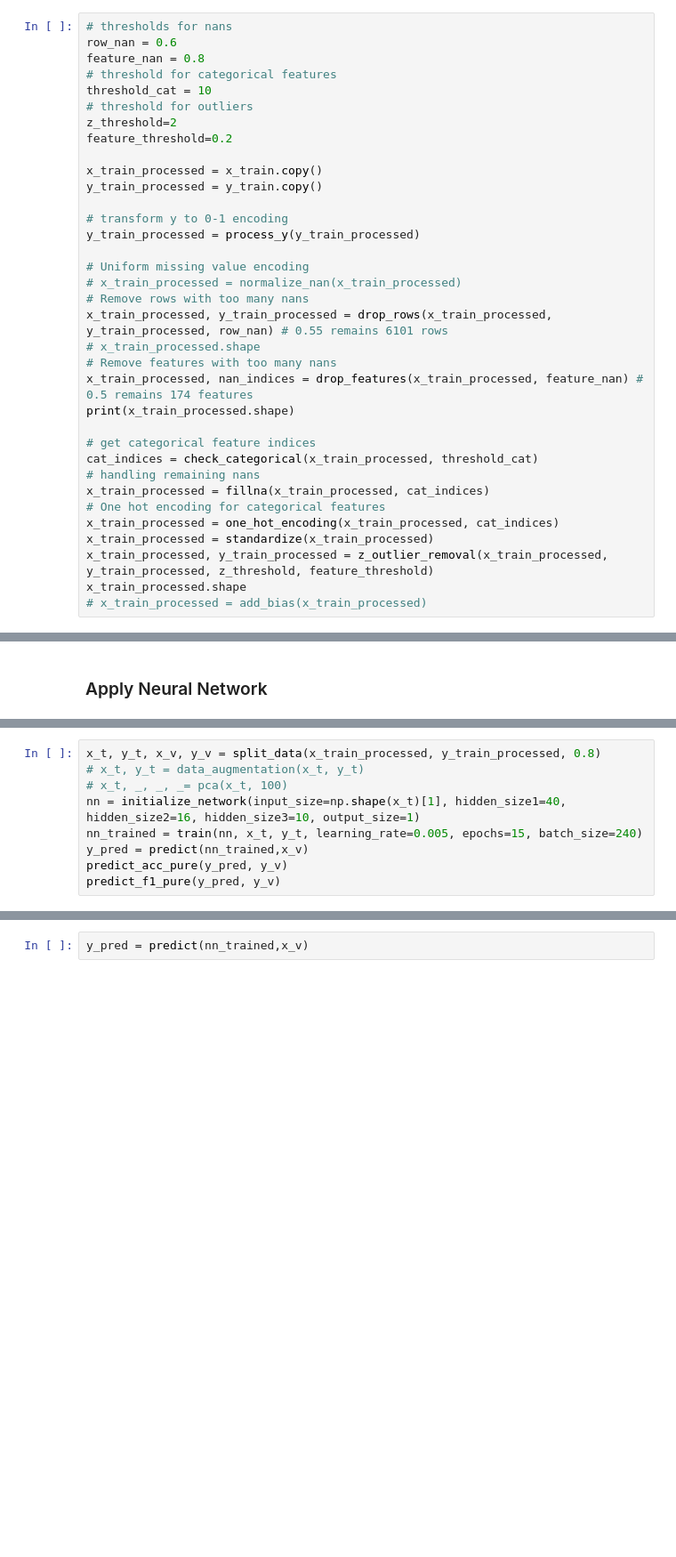
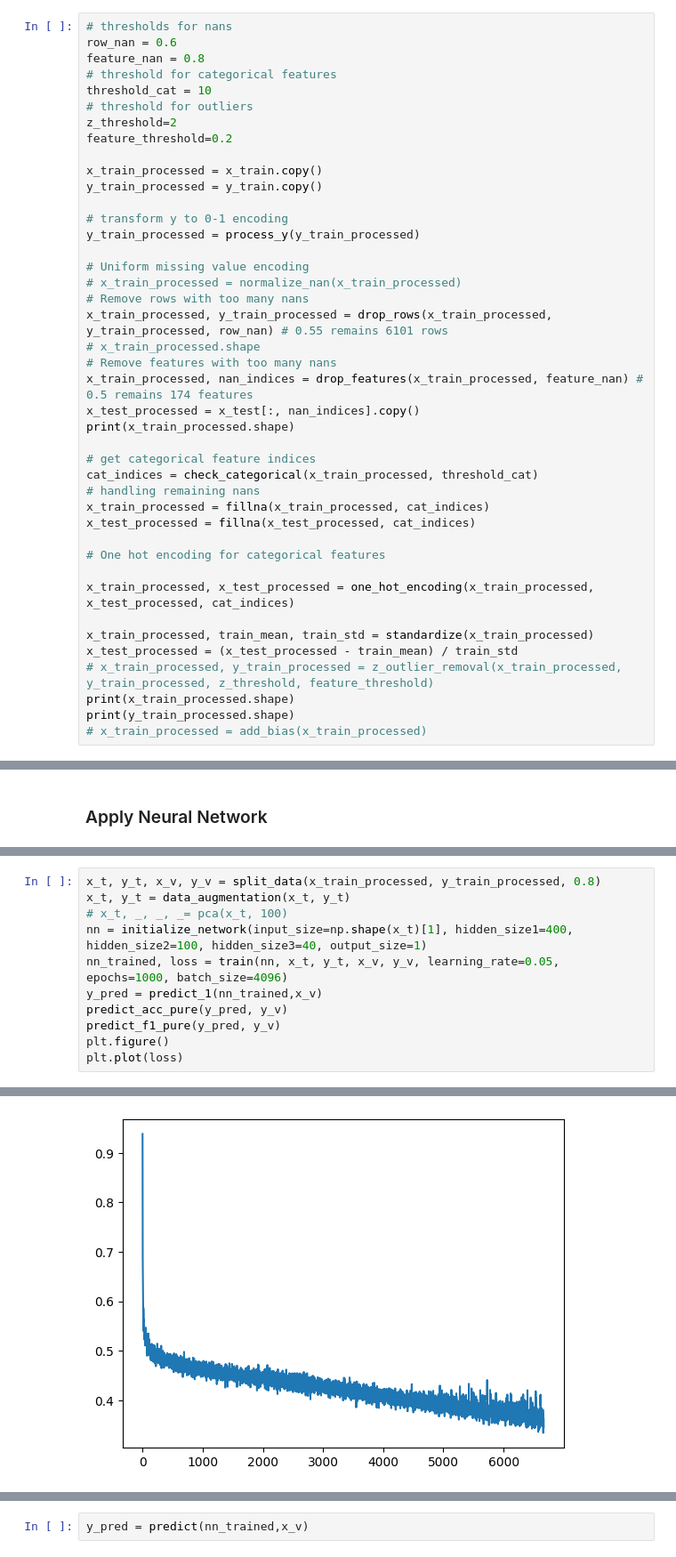
Before and after one commit to Ivonne320/ML_proj, a Jupyter notebook: project1/data_glance.ipynb, the cells around one changed output, grey strips where cells are left out. Shown at 89% size. Saved outputs shown, nothing was run; the diff lists cells and outputs as text; blank space fills up the shorter version.

Commit message:
process x_test

```diff
--- a/project1/data_glance.ipynb
+++ b/project1/data_glance.ipynb
@@ -44,17 +44,24 @@ x_train_processed, y_train_processed = drop_rows(x_train_processed, y_train_proc
 # x_train_processed.shape
 # Remove features with too many nans
 x_train_processed, nan_indices = drop_features(x_train_processed, feature_nan) # 0.5 remains 174 features
+x_test_processed = x_test[:, nan_indices].copy()
 print(x_train_processed.shape)
 
 # get categorical feature indices
 cat_indices = check_categorical(x_train_processed, threshold_cat)
 # handling remaining nans
 x_train_processed = fillna(x_train_processed, cat_indices)
+x_test_processed = fillna(x_test_processed, cat_indices)
+
 # One hot encoding for categorical features
-x_train_processed = one_hot_encoding(x_train_processed, cat_indices)
-x_train_processed = standardize(x_train_processed)
-x_train_processed, y_train_processed = z_outlier_removal(x_train_processed, y_train_processed, z_threshold, feature_threshold)
-x_train_processed.shape
+
+x_train_processed, x_test_processed = one_hot_encoding(x_train_processed, x_test_processed, cat_indices)
+
+x_train_processed, train_mean, train_std = standardize(x_train_processed)
+x_test_processed = (x_test_processed - train_mean) / train_std
+# x_train_processed, y_train_processed = z_outlier_removal(x_train_processed, y_train_processed, z_threshold, feature_threshold)
+print(x_train_processed.shape)
+print(y_train_processed.shape)
 # x_train_processed = add_bias(x_train_processed)
 # %% [output]
 (6368, 200)
@@ -216,10 +253,12 @@ print(np.sum(x_train_processed.std(axis=0) == 0))
 # %%
 x_t, y_t, x_v, y_v = split_data(x_train_processed, y_train_processed, 0.8)
-# x_t, y_t = data_augmentation(x_t, y_t)
+x_t, y_t = data_augmentation(x_t, y_t)
 # x_t, _, _, _= pca(x_t, 100)
-nn = initialize_network(input_size=np.shape(x_t)[1], hidden_size1=40, hidden_size2=16, hidden_size3=10, output_size=1)
-nn_trained = train(nn, x_t, y_t, learning_rate=0.005, epochs=15, batch_size=240)
-y_pred = predict(nn_trained,x_v)
+nn = initialize_network(input_size=np.shape(x_t)[1], hidden_size1=400, hidden_size2=100, hidden_size3=40, output_size=1)
+nn_trained, loss = train(nn, x_t, y_t, x_v, y_v, learning_rate=0.05, epochs=1000, batch_size=4096)
+y_pred = predict_1(nn_trained,x_v)
 predict_acc_pure(y_pred, y_v)
 predict_f1_pure(y_pred, y_v)
+plt.figure()
+plt.plot(loss)
 # %% [output]
@@ -226,0 +283 @@ ValueError: shapes (240,) and (1,240) not aligned: 240 (dim 0) != 1 (dim 0)
+[figure, added]
```
Also changed, not shown: parts of 13 cells of this notebook, 1 other file.
